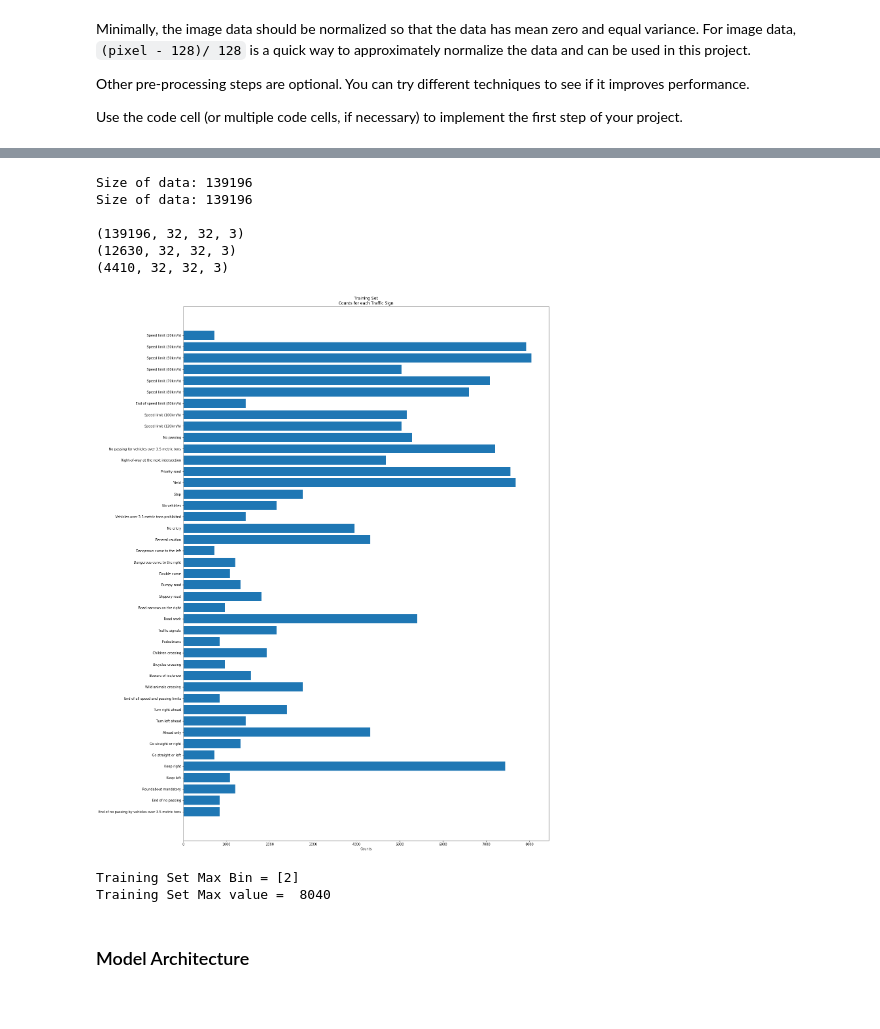
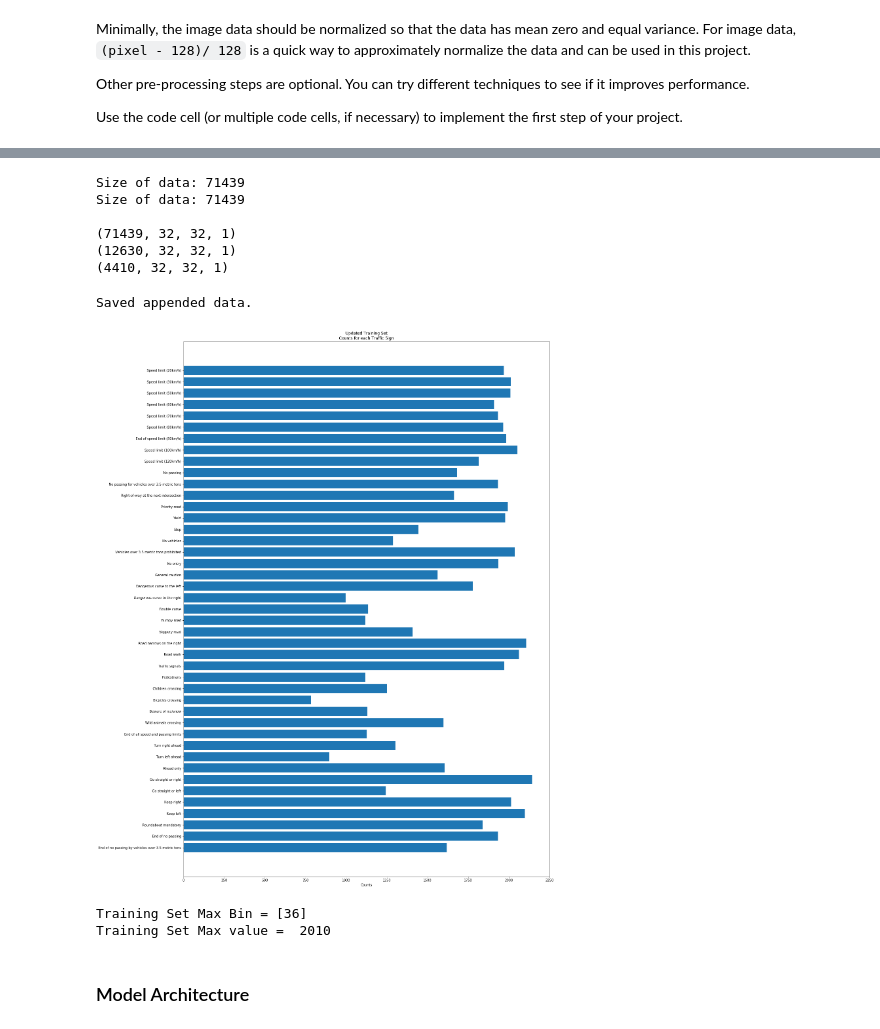
Before and after one commit to itscherylanne/CarND-Traffic-Sign-Classifier-Project, a Jupyter notebook: Traffic_Sign_Classifier.ipynb, the cells around one changed output, grey strips where cells are left out. Saved outputs shown, nothing was run; the diff lists cells and outputs as text; code cells hidden in the pictures.

```diff
--- a/Traffic_Sign_Classifier.ipynb
+++ b/Traffic_Sign_Classifier.ipynb
@@ -117,8 +117,8 @@ for i in range(n_classes):
     k = np.where(y_train==i)
     img = X_train[k[0][0]]
     img_ycbcr = cv2. cvtColor(img, cv2.COLOR_BGR2YCR_CB)
-    img_ycbcr[:,:,0] = cv2.equalizeHist(img_ycbcr[:,:,0])
-    img = cv2. cvtColor(img_ycbcr, cv2.COLOR_YCrCb2RGB)
+    #img_ycbcr[:,:,0] = cv2.equalizeHist(img_ycbcr[:,:,0])
+    img = cv2. cvtColor(img_ycbcr, cv2.COLOR_YCrCb2BGR)
     ax = fig.add_subplot(int(n_classes/5)+1,5,i+1)
     ax.axes.get_xaxis().set_visible(False)
     ax.axes.get_yaxis().set_visible(False)
@@ -357,49 +434,67 @@ Finished augmenting samples to class: End of no passing by vehicles over 3.5 met
 # %%
-X_train_aug = np.array(X_train_aug)
-y_train_aug = np.array(y_train_aug)
+#X_train_aug = np.array(X_train_aug)
+#y_train_aug = np.array(y_train_aug)
+if 1:
+    X_train_aug = np.reshape(X_train_aug, (-1, 32, 32, 1))
 
-print("Size of data: {}".format(len(X_train_aug)))
-print("Size of data: {}".format(len(y_train_aug)))
-print()
-print( X_train_aug.shape )
-print( X_test.shape)
-print( X_valid.shape)
+    print("Size of data: {}".format(len(X_train_aug)))
+    print("Size of data: {}".format(len(y_train_aug)))
+    print()
+    print( X_train_aug.shape[:] )
+    print( X_test.shape[:])
+    print( X_valid.shape[:])
 # %% [output]
-Size of data: 139196
-Size of data: 139196
+Size of data: 71439
+Size of data: 71439
 
-(139196, 32, 32, 3)
-(12630, 32, 32, 3)
-(4410, 32, 32, 3)
+(71439, 32, 32, 1)
+(12630, 32, 32, 1)
+(4410, 32, 32, 1)
+# %%
+#save preproc data
+preproc_train = {'features': X_train_aug,
+             'labels': y_train_aug}
+preproc_test = {'features': X_test,
+             'labels': y_test}
+preproc_valid = {'features': X_valid,
+             'labels': y_valid}
+
+pickle.dump(preproc_train, open( "./traffic-signs-data/preproc-train.p", "wb" ) )
+pickle.dump(preproc_train, open( "./traffic-signs-data/preproc-test.p", "wb" ) )
+pickle.dump(preproc_train, open( "./traffic-signs-data/preproc-valid.p", "wb" ) )
+print("Saved appended data.")
+# %% [output]
+Saved appended data.
 # %%
 ### Count of each class in train and validation set
+
 ind = np.arange(n_classes)
 
 hist_train_aug, bins = np.histogram( y_train_aug, n_classes)
 bin_max = np.where(hist_train_aug == hist_train_aug.max())
 max_bin_val = hist_train.max()
 
 
 fig, ax = plt.subplots()
 #set_train = ax.hist(lab_train, ind)
-set_train = ax.barh(ind, hist_train)
+set_train = ax.barh(ind, hist_train_aug)
 
 # add some text for labels, title and axes ticks
 ax.set_xlabel('Counts')
 ax.invert_yaxis()  # labels read top-to-bottom
 ax.set_yticks(ind)
 ax.set_yticklabels(labels.values())
-ax.set_title('Training Set\nCounts for each Traffic Sign')
+ax.set_title('Updated Training Set\nCounts for each Traffic Sign')
 
 fig.set_figheight(30)
 fig.set_figwidth(20)
 
 plt.show()
 
 
 print("Training Set Max Bin =", ind[bin_max[0]])
 print("Training Set Max value = ", max_bin_val)
 # %% [output]
-[figure, old version]
+[figure, new version]
-Training Set Max Bin = [2]
-Training Set Max value =  8040
+Training Set Max Bin = [36]
+Training Set Max value =  2010
```
Also changed, not shown: parts of 40 cells of this notebook, 28 other files.
